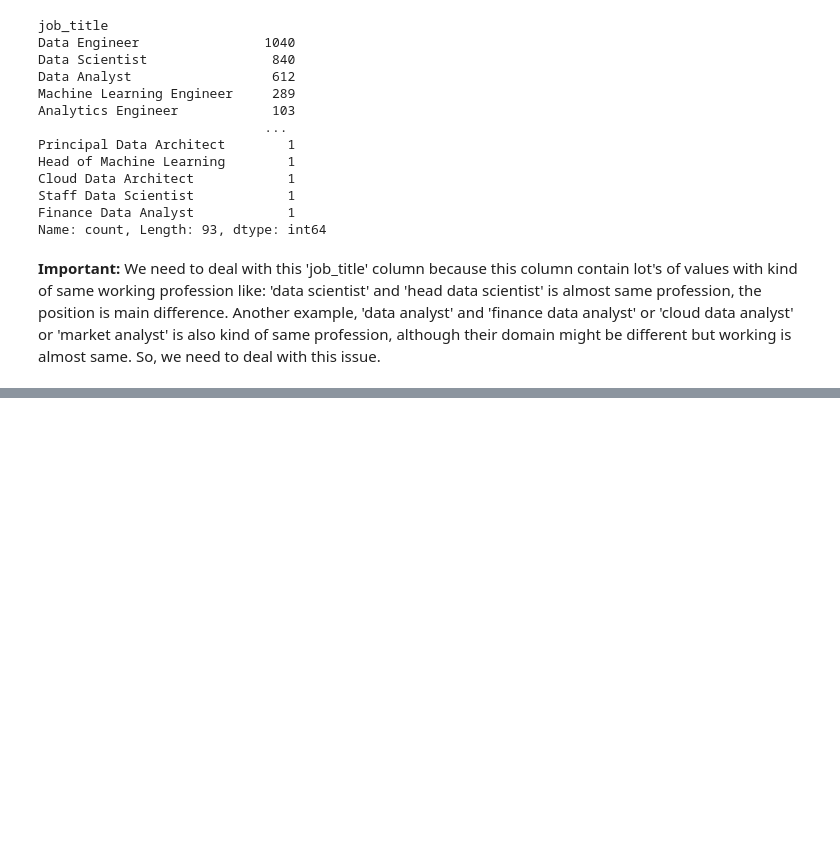
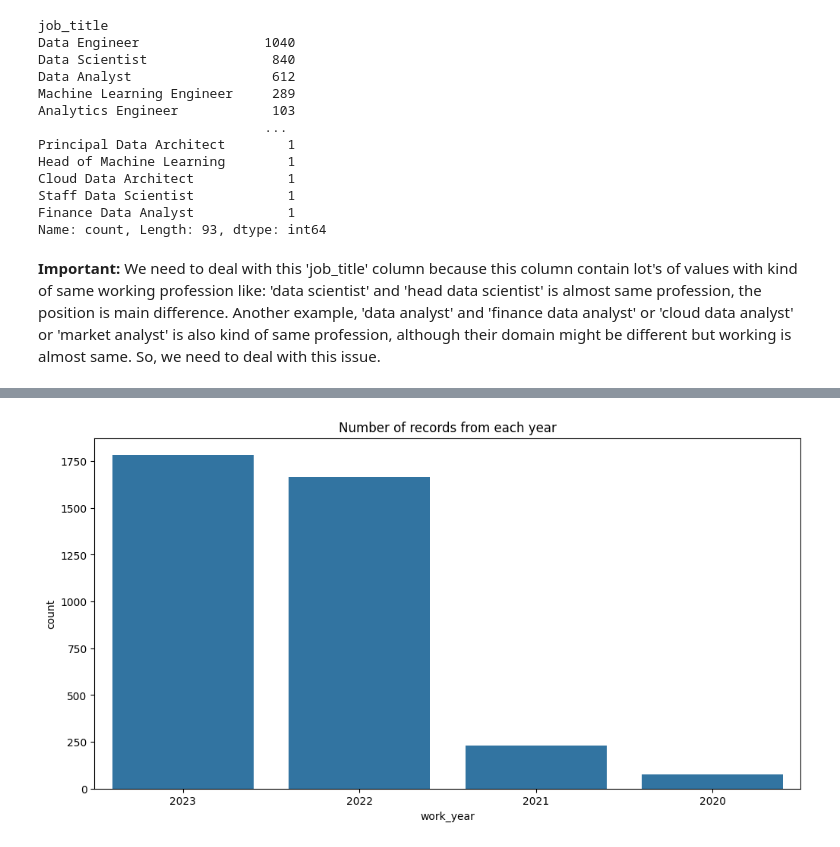
Before and after one commit to AnubhavYadavBCA25/Data-Professionals-Salaries-2020-to-2023-Analysis, a Jupyter notebook: Analysis.ipynb, the cells around one changed output, grey strips where cells are left out. Saved outputs shown, nothing was run; the diff lists cells and outputs as text; code cells hidden in the pictures; blank space fills up the shorter version.

```diff
--- a/Analysis.ipynb
+++ b/Analysis.ipynb
@@ -260,7 +260,7 @@ def data_science(x):
 
 df['job_title'] = df['job_title'].apply(lambda x: data_science(x))
 # %%
-# Let's make all values same with contain word 'Data Analyst'
+# Let's make some similar profession values same with contain word 'Data Analyst'
 def data_analyst(x):
     if 'Data Analyst' in x:
         return 'Data Analyst'
@@ -270,6 +270,10 @@ def data_analyst(x):
         return 'Data Analyst'
     elif 'Analyst' in x:
         return 'Data Analyst'
+    elif 'BI Developer' in x:
+        return 'Data Analyst'
+    elif 'Power BI Developer' in x:
+        return 'Data Analyst'
     else:
         return x
 
@@ -346,0 +427,8 @@ Name: count, dtype: int64
+# %%
+# Count Number of records from each year
+plt.figure(figsize=(12, 6))
+sns.countplot(df, x='work_year', order=df['work_year'].value_counts().index)
+plt.title('Number of records from each year')
+plt.show()
+# %% [output]
+[figure, added]
```
Also changed, not shown: parts of 17 cells of this notebook.
